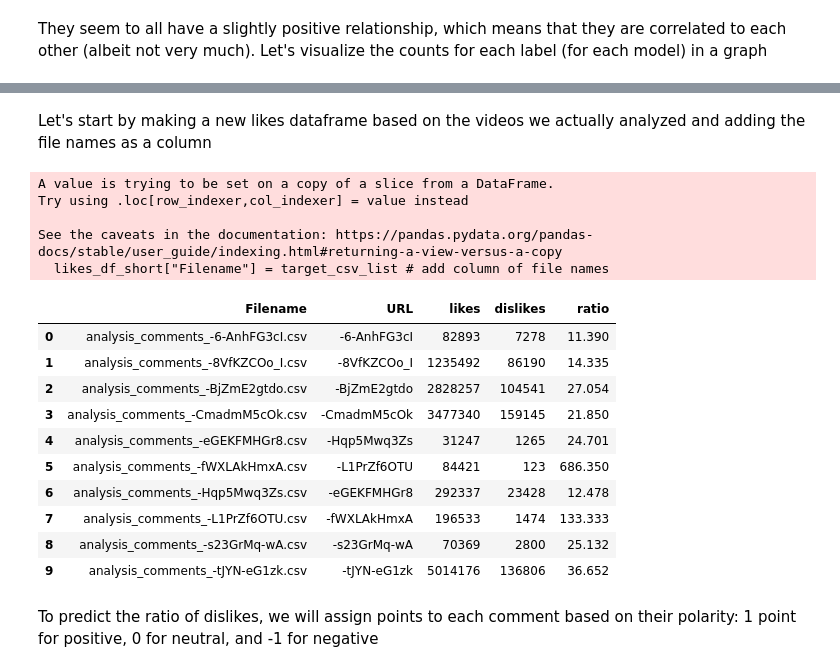
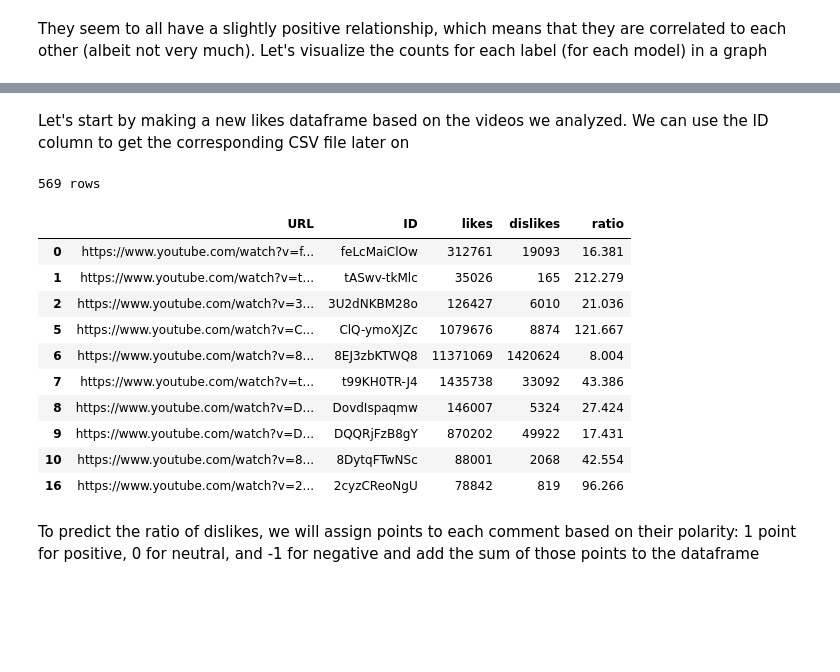
Before and after one commit to gmarsanich/gmarsanichThesis2022, a Jupyter notebook: Thesis Project Notebook.ipynb, the cells around one changed output, grey strips where cells are left out. Drawn from its saved outputs; the diff is of its cells as text; code cells hidden in the pictures; blank space fills up the shorter version.

Commit message:
Continued analysis

```diff
--- a/Thesis Project Notebook.ipynb
+++ b/Thesis Project Notebook.ipynb
@@ -403,43 +405,36 @@ g = sns.catplot(x = "Model", y = "Counts", hue="Polarity", data = counts, kind =
 # %% [markdown]
-Let's start by making a new likes dataframe based on the videos we actually analyzed and adding the file names as a column
+Let's start by making a new likes dataframe based on the videos we analyzed. We can use the ID column to get the corresponding CSV file later on
-# %%
-csv_dir = f"{os.getcwd()}\\Data\\CSV"
-csv_list = os.listdir(csv_dir)
-
-target_csv_list = [f for f in csv_list if f.startswith("analysis_comments")] # only taking analysis files
-
-likes_df["URL"] = likes_df["URL"].apply(lambda x: x[-11:]) # transform URL into ID for easier comparison
-likes_df.sort_values("URL", inplace = True) # sort by URL
-
-url_id = [url for url in likes_df["URL"]] # get all video IDs from URLs
-file_id =[filename[18:-4] for filename in target_csv_list] # get ID part of filename
-files = sorted(list(set(url_id).intersection(file_id))) # only keep the 569 IDs that we used
-
-likes_df_short = likes_df[likes_df["URL"].isin(files)] # make new dataframe based on files list
-likes_df_short.reset_index(inplace = True) # reset index
-likes_df_short["Filename"] = target_csv_list # add column of file names
-likes_df_short = likes_df_short[["Filename", "URL", "likes", "dislikes", "ratio"]] # rearrange columns
-
-#likes_df_short.to_csv(f"{csv_dir}\\ratio_all_videos.csv") probably don't want to modify this file
-
-likes_df_short.head(10)
-# %% [output]
-A value is trying to be set on a copy of a slice from a DataFrame.
-Try using .loc[row_indexer,col_indexer] = value instead
-
-See the caveats in the documentation: https://pandas.pydata.org/pandas-docs/stable/user_guide/indexing.html#returning-a-view-versus-a-copy
-  likes_df_short["Filename"] = target_csv_list # add column of file names
-|  | Filename | URL | likes | dislikes | ratio |
-| 0 | analysis_comments_-6-AnhFG3cI.csv | -6-AnhFG3cI | 82893 | 7278 | 11.390 |
-| 1 | analysis_comments_-8VfKZCOo_I.csv | -8VfKZCOo_I | 1235492 | 86190 | 14.335 |
-| 2 | analysis_comments_-BjZmE2gtdo.csv | -BjZmE2gtdo | 2828257 | 104541 | 27.054 |
-| 3 | analysis_comments_-CmadmM5cOk.csv | -CmadmM5cOk | 3477340 | 159145 | 21.850 |
-| 4 | analysis_comments_-eGEKFMHGr8.csv | -Hqp5Mwq3Zs | 31247 | 1265 | 24.701 |
-| 5 | analysis_comments_-fWXLAkHmxA.csv | -L1PrZf6OTU | 84421 | 123 | 686.350 |
-| 6 | analysis_comments_-Hqp5Mwq3Zs.csv | -eGEKFMHGr8 | 292337 | 23428 | 12.478 |
-| 7 | analysis_comments_-L1PrZf6OTU.csv | -fWXLAkHmxA | 196533 | 1474 | 133.333 |
-| 8 | analysis_comments_-s23GrMq-wA.csv | -s23GrMq-wA | 70369 | 2800 | 25.132 |
-| 9 | analysis_comments_-tJYN-eG1zk.csv | -tJYN-eG1zk | 5014176 | 136806 | 36.652 |
+# %%
+data = f"{os.getcwd()}\\Data"
+csv_dir = f"{os.getcwd()}\\Data\\CSV"
+csv_list = os.listdir(csv_dir)
+
+likes_df_short = likes_df.copy(deep = True) # make copy of ratio dataframe
+
+video_id = [row[-11:] for row in likes_df_short["URL"]] # get video ID from URL ***DON'T USE***
+file_id = sorted([file[18:-4] for file in csv_list if file.startswith("analysis_comments")]) # get video ID from filename
+common_id = sorted(list(set(video_id).intersection(file_id))) # USE THIS
+
+likes_df_short["ID"] = pd.Series(video_id) # add to dataframe
+likes_df_short = likes_df_short[likes_df_short['ID'].isin(common_id)]
+likes_df_short = likes_df_short[["URL", "ID", "likes", "dislikes", "ratio"]]
+
+print(f"{len(likes_df_short)} rows")
+
+likes_df_short.head(10)
+# %% [output]
+569 rows
+|  | URL | ID | likes | dislikes | ratio |
+| 0 | https://www.youtube.com/watch?v=f... | feLcMaiClOw | 312761 | 19093 | 16.381 |
+| 1 | https://www.youtube.com/watch?v=t... | tASwv-tkMlc | 35026 | 165 | 212.279 |
+| 2 | https://www.youtube.com/watch?v=3... | 3U2dNKBM28o | 126427 | 6010 | 21.036 |
+| 5 | https://www.youtube.com/watch?v=C... | ClQ-ymoXJZc | 1079676 | 8874 | 121.667 |
+| 6 | https://www.youtube.com/watch?v=8... | 8EJ3zbKTWQ8 | 11371069 | 1420624 | 8.004 |
+| 7 | https://www.youtube.com/watch?v=t... | t99KH0TR-J4 | 1435738 | 33092 | 43.386 |
+| 8 | https://www.youtube.com/watch?v=D... | DovdIspaqmw | 146007 | 5324 | 27.424 |
+| 9 | https://www.youtube.com/watch?v=D... | DQQRjFzB8gY | 870202 | 49922 | 17.431 |
+| 10 | https://www.youtube.com/watch?v=8... | 8DytqFTwNSc | 88001 | 2068 | 42.554 |
+| 16 | https://www.youtube.com/watch?v=2... | 2cyzCReoNgU | 78842 | 819 | 96.266 |
 # %% [markdown]
-To predict the ratio of dislikes, we will assign points to each comment based on their polarity: 1 point for positive, 0 for neutral, and -1 for negative
+To predict the ratio of dislikes, we will assign points to each comment based on their polarity: 1 point for positive, 0 for neutral, and -1 for negative and add the sum of those points to the dataframe
 # %%
```
Also changed, not shown: parts of 5 cells of this notebook.
